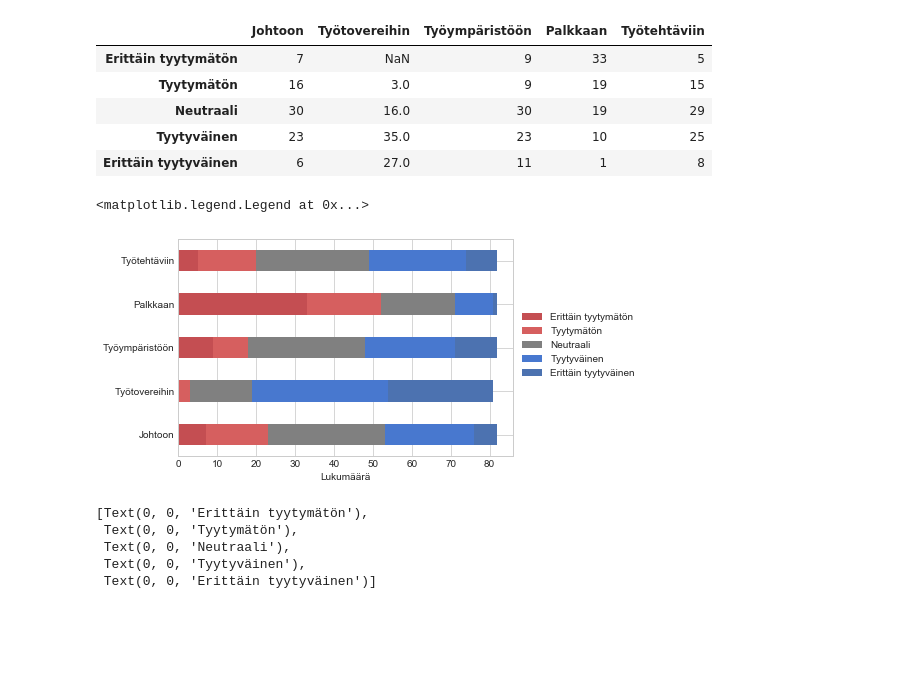
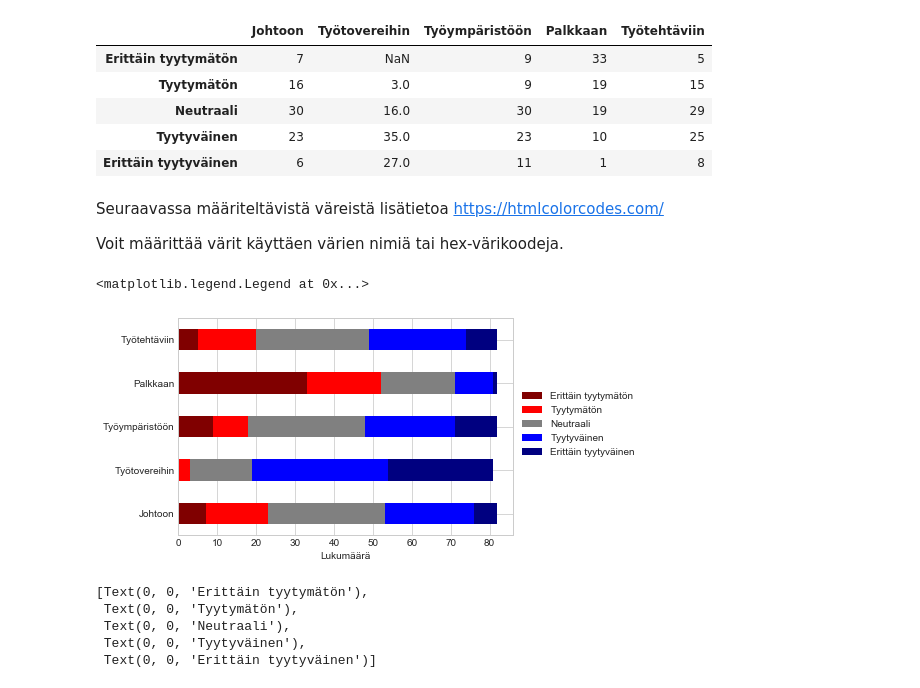
Before and after one commit to taanila/tilastoapu, a Jupyter notebook: bar.ipynb, the cells around one changed output. Saved outputs shown, nothing was run; the diff lists cells and outputs as text; code cells hidden in the pictures; blank space fills up the shorter version.

```diff
--- a/bar.ipynb
+++ b/bar.ipynb
@@ -274,14 +277,18 @@ df11
 | Neutraali | 30 | 16.0 | 30 | 19 | 29 |
 | Tyytyväinen | 23 | 35.0 | 23 | 10 | 25 |
 | Erittäin tyytyväinen | 6 | 27.0 | 11 | 1 | 8 |
+# %% [markdown]
+Seuraavassa määriteltävistä väreistä lisätietoa https://htmlcolorcodes.com/
+
+Voit määrittää värit käyttäen värien nimiä tai hex-värikoodeja.
 # %%
-ax11=df11.transpose().plot.barh(stacked=True, color=['#C44E52','#D65F5F','grey','#4878CF','#4C72B0'])
+ax11=df11.transpose().plot.barh(stacked=True, color=['maroon','red','gray','blue','navy'])
 
 ax11.set_xlabel('Lukumäärä')
 ax11.legend(bbox_to_anchor=(1, 0.7))
 # %% [output]
 <matplotlib.legend.Legend at 0x...>
-[figure, old version]
+[figure, new version]
 # %%
 df12=df[['johto','työtov','työymp','palkka','työteht']].mean().sort_values()
 
```
Also changed, not shown: parts of 10 cells of this notebook.
